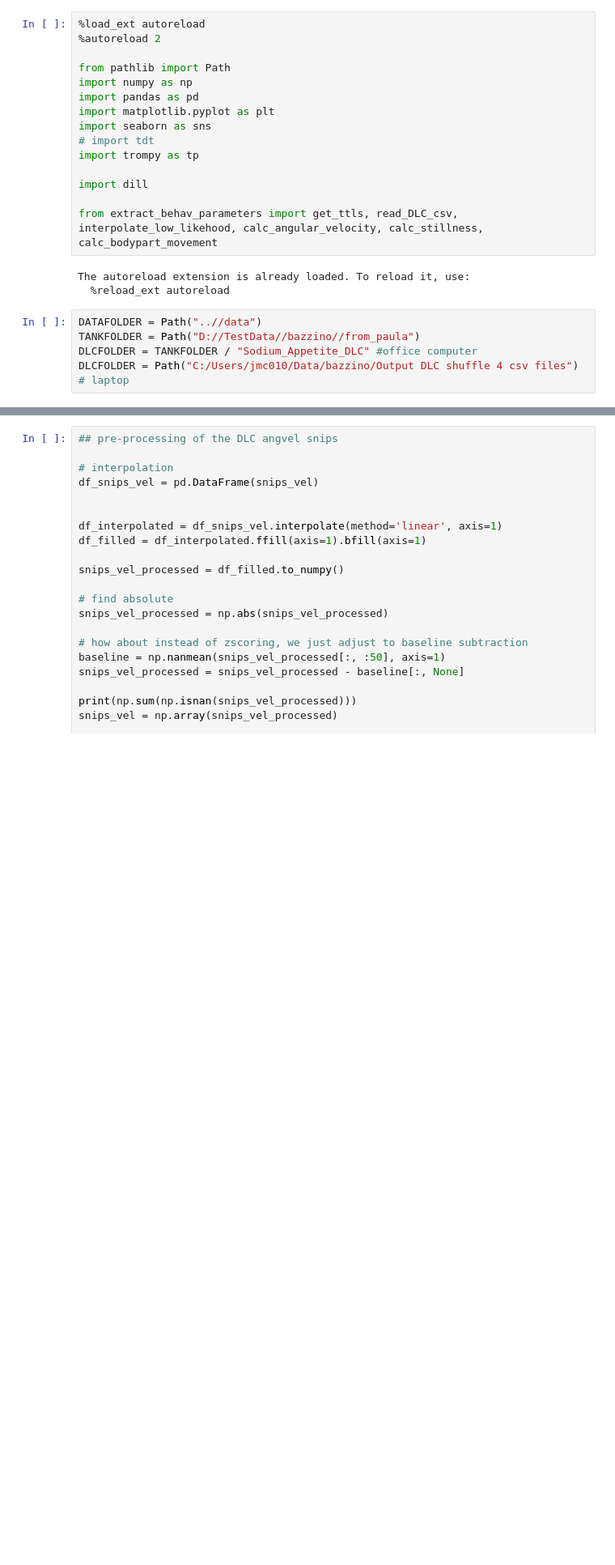
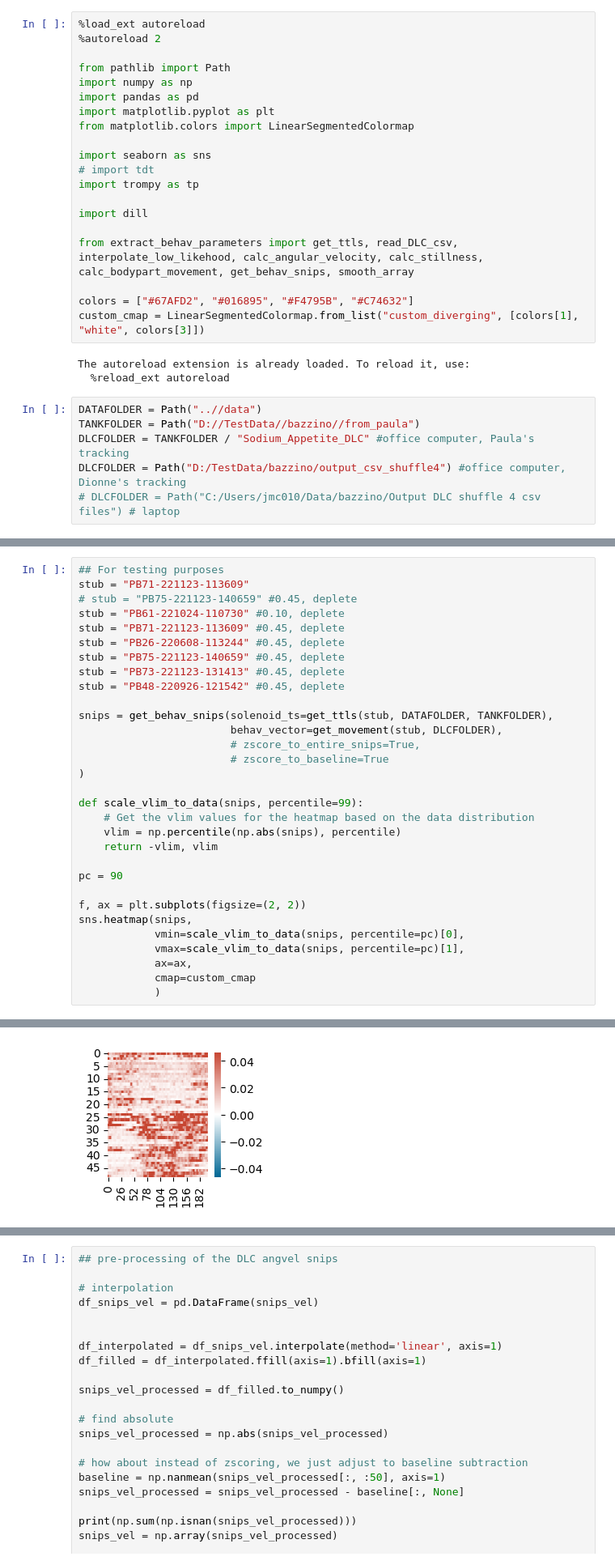
Before and after one commit to jaimemcc/bazzino, a Jupyter notebook: notebooks/assemble_dlc_data.ipynb, the cells around one changed output, grey strips where cells are left out. Shown at 81% size. Drawn from its saved outputs; the diff is of its cells as text; blank space fills up the shorter version.

Commit message:
rejigged extract dlc data notebook

```diff
--- a/notebooks/assemble_dlc_data.ipynb
+++ b/notebooks/assemble_dlc_data.ipynb
@@ -6,21 +6,27 @@ from pathlib import Path
 import numpy as np
 import pandas as pd
 import matplotlib.pyplot as plt
+from matplotlib.colors import LinearSegmentedColormap
+
 import seaborn as sns
 # import tdt
 import trompy as tp
 
 import dill
 
-from extract_behav_parameters import get_ttls, read_DLC_csv, interpolate_low_likehood, calc_angular_velocity, calc_stillness, calc_bodypart_movement
+from extract_behav_parameters import get_ttls, read_DLC_csv, interpolate_low_likehood, calc_angular_velocity, calc_stillness, calc_bodypart_movement, get_behav_snips, smooth_array
+
+colors = ["#67AFD2", "#016895", "#F4795B", "#C74632"]
+custom_cmap = LinearSegmentedColormap.from_list("custom_diverging", [colors[1], "white", colors[3]])
 # %% [output]
 The autoreload extension is already loaded. To reload it, use:
   %reload_ext autoreload
 # %%
 DATAFOLDER = Path("..//data")
 TANKFOLDER = Path("D://TestData//bazzino//from_paula")
-DLCFOLDER = TANKFOLDER / "Sodium_Appetite_DLC" #office computer
-DLCFOLDER = Path("C:/Users/jmc010/Data/bazzino/Output DLC shuffle 4 csv files") # laptop
+DLCFOLDER = TANKFOLDER / "Sodium_Appetite_DLC" #office computer, Paula's tracking
+DLCFOLDER = Path("D:/TestData/bazzino/output_csv_shuffle4") #office computer, Dionne's tracking
+# DLCFOLDER = Path("C:/Users/jmc010/Data/bazzino/Output DLC shuffle 4 csv files") # laptop
 # %%
 stub = "PB71-221123-113609"
 # get_ttls(stub, DATAFOLDER, TANKFOLDER)
@@ -259,0 +81,32 @@ x_vel.shape
+# %%
+## For testing purposes
+stub = "PB71-221123-113609"
+# stub = "PB75-221123-140659" #0.45, deplete
+stub = "PB61-221024-110730" #0.10, deplete
+stub = "PB71-221123-113609" #0.45, deplete
+stub = "PB26-220608-113244" #0.45, deplete
+stub = "PB75-221123-140659" #0.45, deplete
+stub = "PB73-221123-131413" #0.45, deplete
+stub = "PB48-220926-121542" #0.45, deplete
+
+snips = get_behav_snips(solenoid_ts=get_ttls(stub, DATAFOLDER, TANKFOLDER),
+                        behav_vector=get_movement(stub, DLCFOLDER),
+                        # zscore_to_entire_snips=True,
+                        # zscore_to_baseline=True
+)
+
+def scale_vlim_to_data(snips, percentile=99):
+    # Get the vlim values for the heatmap based on the data distribution
+    vlim = np.percentile(np.abs(snips), percentile)
+    return -vlim, vlim
+
+pc = 90
+
+f, ax = plt.subplots(figsize=(2, 2))
+sns.heatmap(snips,
+            vmin=scale_vlim_to_data(snips, percentile=pc)[0],
+            vmax=scale_vlim_to_data(snips, percentile=pc)[1],
+            ax=ax,
+            cmap=custom_cmap
+            )
+# %% [output]
@@ -259,0 +116 @@ x_vel.shape
+[figure, added]
```
Also changed, not shown: parts of 20 cells of this notebook, 2 other files.
